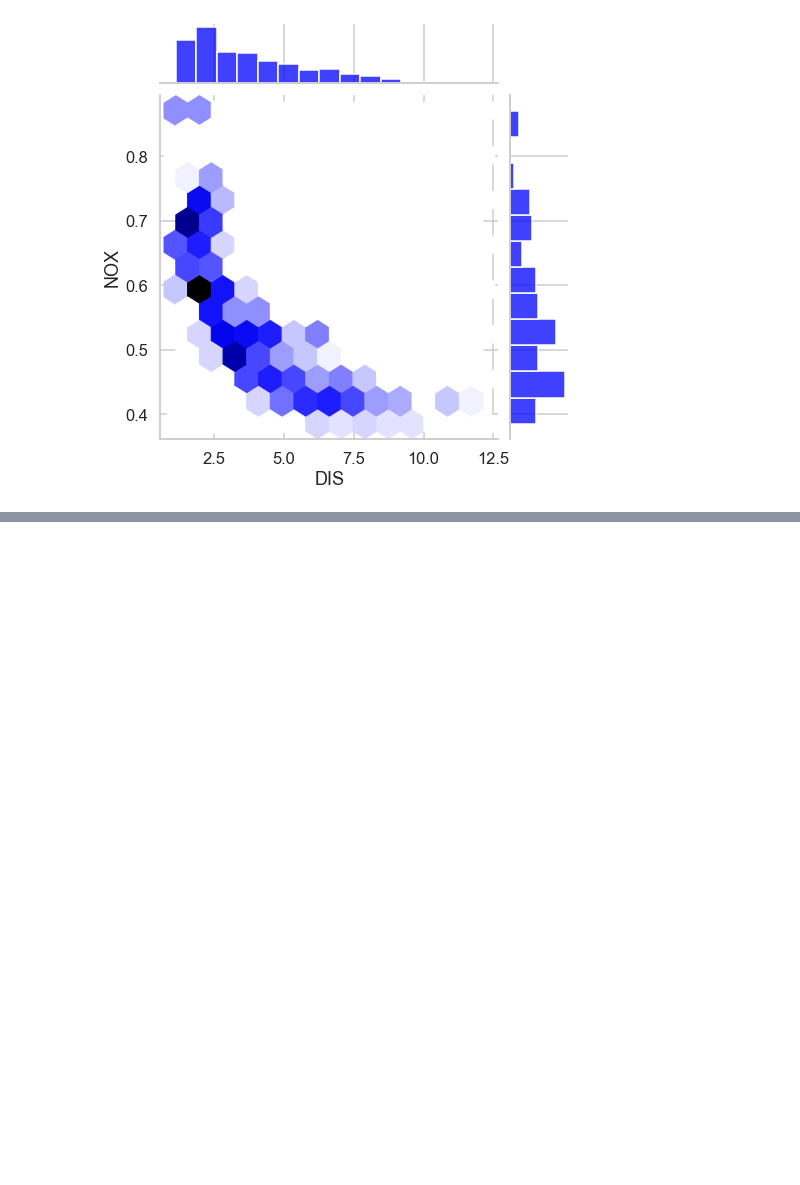
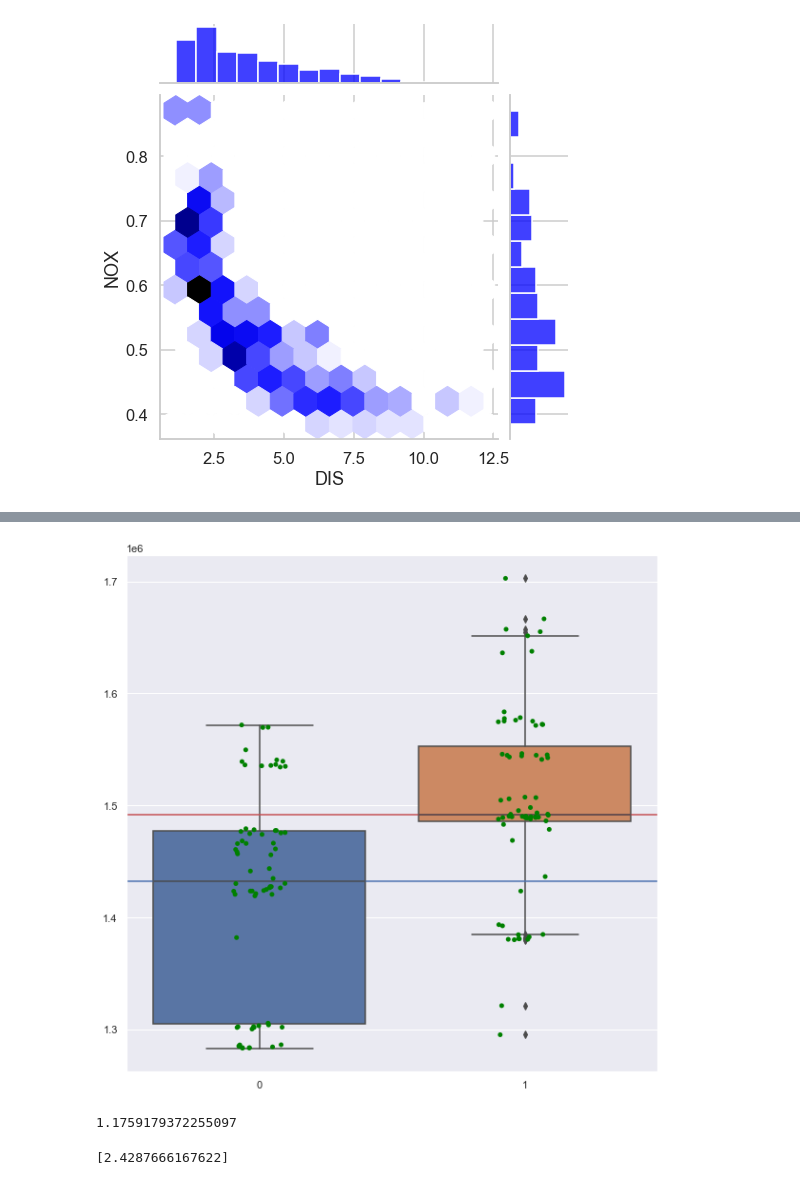
Before and after one commit to ahmadasmandar/linearreg, a Jupyter notebook: boston.ipynb, the cells around one changed output, grey strips where cells are left out. Cells and saved outputs as stored; diff of their text form; code cells hidden in the pictures; blank space fills up the shorter version.

```diff
--- a/boston.ipynb
+++ b/boston.ipynb
@@ -367,0 +512,33 @@ pd.DataFrame({'coef': results.params, 'p-value': round(results.pvalues, 3)})
+# %%
+
+sum_f=[]
+sum_r=[]
+ctr=0
+for r,f in zip(rva,fva):
+    # print(r[0][0:4])
+    # print(f)
+
+    # sum_r.append(np.sum(r[0][8:9]/1000))
+    # sum_f.append(np.sum(f[0][8:9]/1000))
+
+    sum_r.append(np.sum(np.mean(r[0][0:9])))
+    sum_f.append(np.sum(np.mean(f[0][0:9])))
+    # break
+    ctr+=1
+plt.subplots(figsize=(10,10))
+sns.set(style="darkgrid")
+sns.boxplot(data=[sum_r,sum_f])
+sns.stripplot(data=[sum_r,sum_f],color='green')
+plt.axhline(np.median(sum_r), color='b')
+plt.axhline(np.median(sum_f), color='r')
+plt.show()
+# %% [output]
+[figure, added]
+# %%
+np.mean(nfa)
+# %% [output]
+1.1759179372255097
+# %%
+max(lfa)
+# %% [output]
+[2.4287666167622]
```
Also changed, not shown: parts of 14 cells of this notebook, 7 other files.
